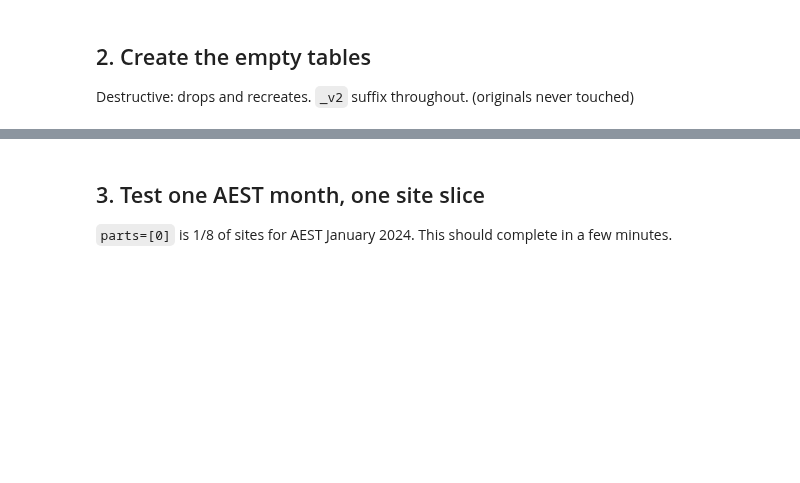
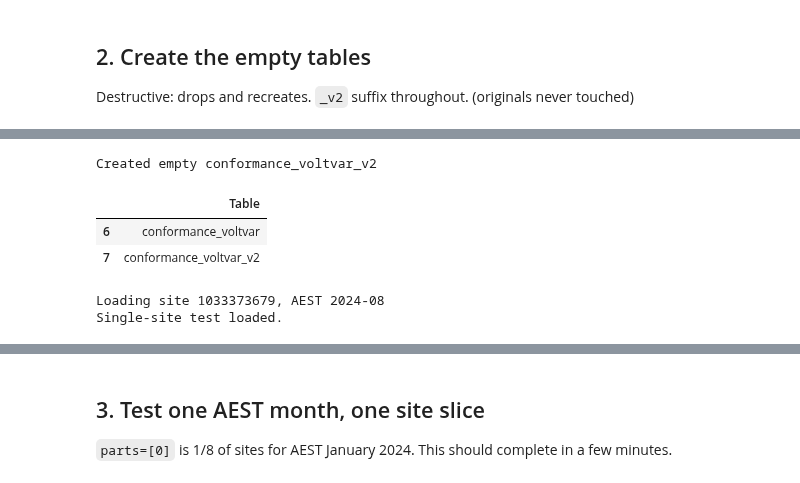
Before and after one commit to UNSW-CEEM/CICCADA, a Jupyter notebook: bms_sa_review/data_calc_write/stage2_conformance/02_run_stage2_conformance.ipynb, the cells around one changed output, grey strips where cells are left out. Drawn from its saved outputs; the diff is of its cells as text; code cells hidden in the pictures; blank space fills up the shorter version.

```diff
--- a/bms_sa_review/data_calc_write/stage2_conformance/02_run_stage2_conformance.ipynb
+++ b/bms_sa_review/data_calc_write/stage2_conformance/02_run_stage2_conformance.ipynb
@@ -271,0 +334,44 @@ Created empty conformance_voltwattghi_v2
+# %%
+# Destructive: drops and recreates only conformance_voltvar_v2.
+print(vv.create_table(aq, database=DB))
+
+time.sleep(5)
+
+tables(DB)[
+    tables(DB)["Table"].str.contains("conformance_voltvar")
+][["Table"]]
+# %% [output]
+Created empty conformance_voltvar_v2
+|  | Table |
+| 6 | conformance_voltvar |
+| 7 | conformance_voltvar_v2 |
+# %%
+
+TEST_SITE = 1033373679
+TEST_YEAR = 2024
+TEST_MONTH = 8
+
+utc_start, utc_end, partitions = aest_month_window(
+    TEST_YEAR,
+    TEST_MONTH,
+)
+
+test_sql = vv._insert_sql(
+    partitions=partitions,
+    utc_start=utc_start,
+    utc_end=utc_end,
+    part_filter=f"site_id = {TEST_SITE}",
+    exclude_flex=True,
+)
+
+print(
+    f"Loading site {TEST_SITE}, "
+    f"AEST {TEST_YEAR}-{TEST_MONTH:02d}"
+)
+
+aq(test_sql, database=DB)
+
+print("Single-site test loaded.")
+# %% [output]
+Loading site 1033373679, AEST 2024-08
+Single-site test loaded.
```
Also changed, not shown: parts of 29 cells of this notebook, 3 other files.
